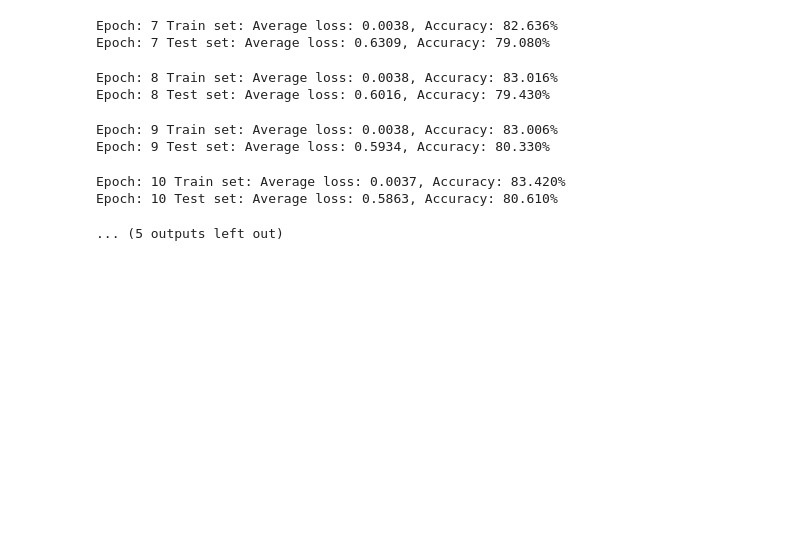
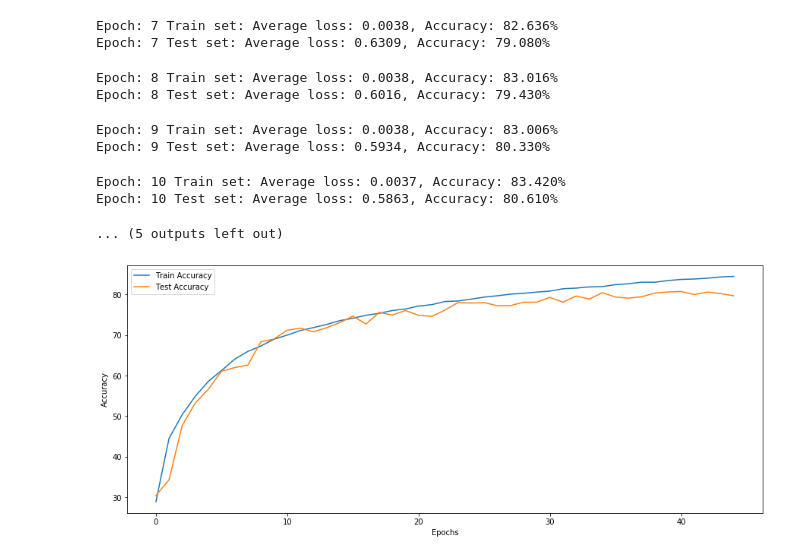
Before and after one commit to rajy4683/S7EVA4, a Jupyter notebook: S7EVA4_Depth_Dilate.ipynb, the cells around one changed output. Cells and saved outputs as stored; diff of their text form; code cells hidden in the pictures; blank space fills up the shorter version.

```diff
--- a/S7EVA4_Depth_Dilate.ipynb
+++ b/S7EVA4_Depth_Dilate.ipynb
@@ -234,3 +232,10 @@ Epoch: 9 Test set: Average loss: 0.5934, Accuracy: 80.330%
 Epoch: 10 Train set: Average loss: 0.0037, Accuracy: 83.420%
 Epoch: 10 Test set: Average loss: 0.5863, Accuracy: 80.610%
 ... (5 outputs left out)
+# %%
+%autoreload 2
+from RekogNizer import logger
+run_list = ["rajy4683/news4eva4/runs/h5cejeg2","rajy4683/news4eva4/runs/2zoz8lca", "rajy4683/news4eva4/runs/mi0limq7"]
+
+runs_df = logger.get_wandb_dataframes(run_list=run_list)
+new_df = pd.DataFrame().append(runs_df)
@@ -236,0 +244,9 @@ Epoch: 10 Test set: Average loss: 0.5863, Accuracy: 80.610%
+# %%
+from RekogNizer import fileutils
+fileutils.plot_graphs([new_df],
+            ['Train Accuracy', 'Test Accuracy'],
+            columns=['Train Accuracy', 'Test Accuracy'],
+            xlabel="Epochs",
+            ylabel="Accuracy")
+# %% [output]
+[figure, added]
```
Also changed, not shown: parts of 7 cells of this notebook.
